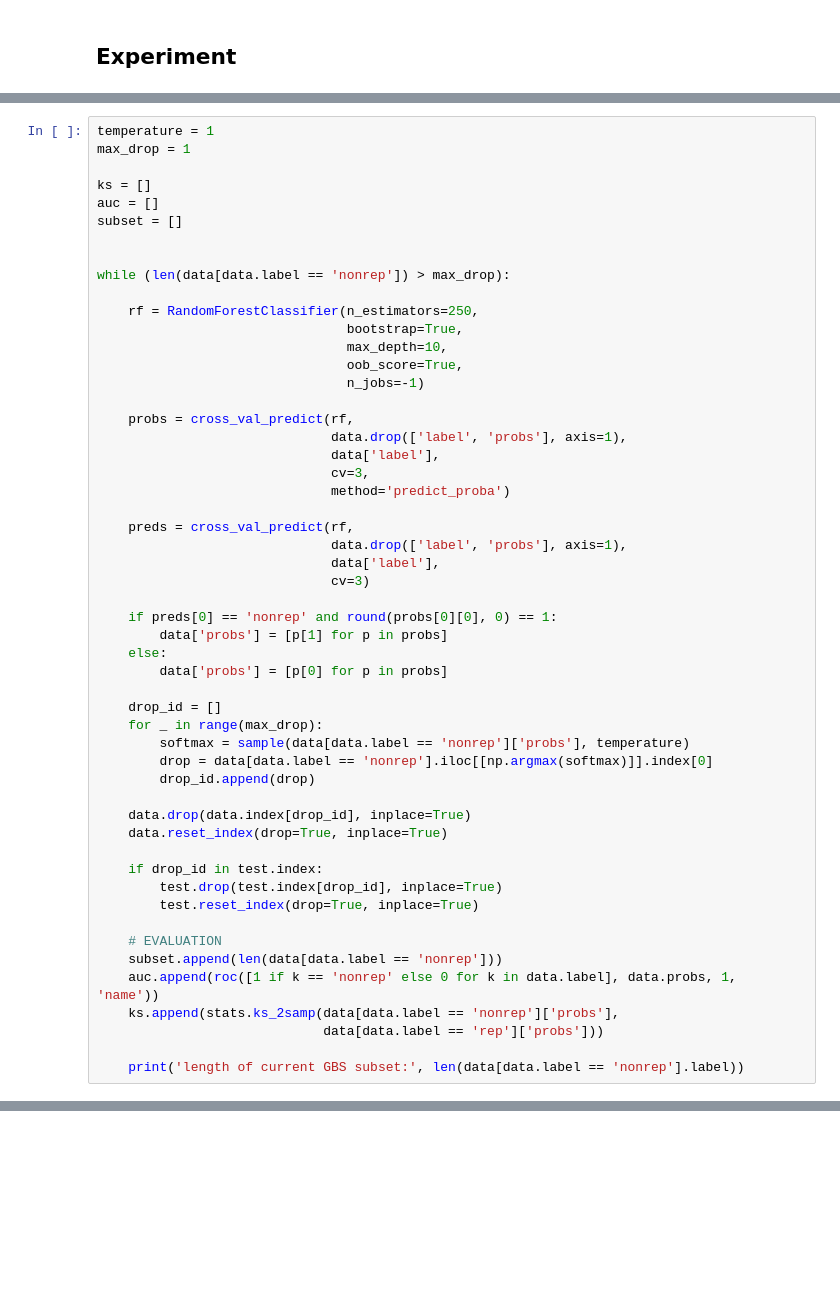
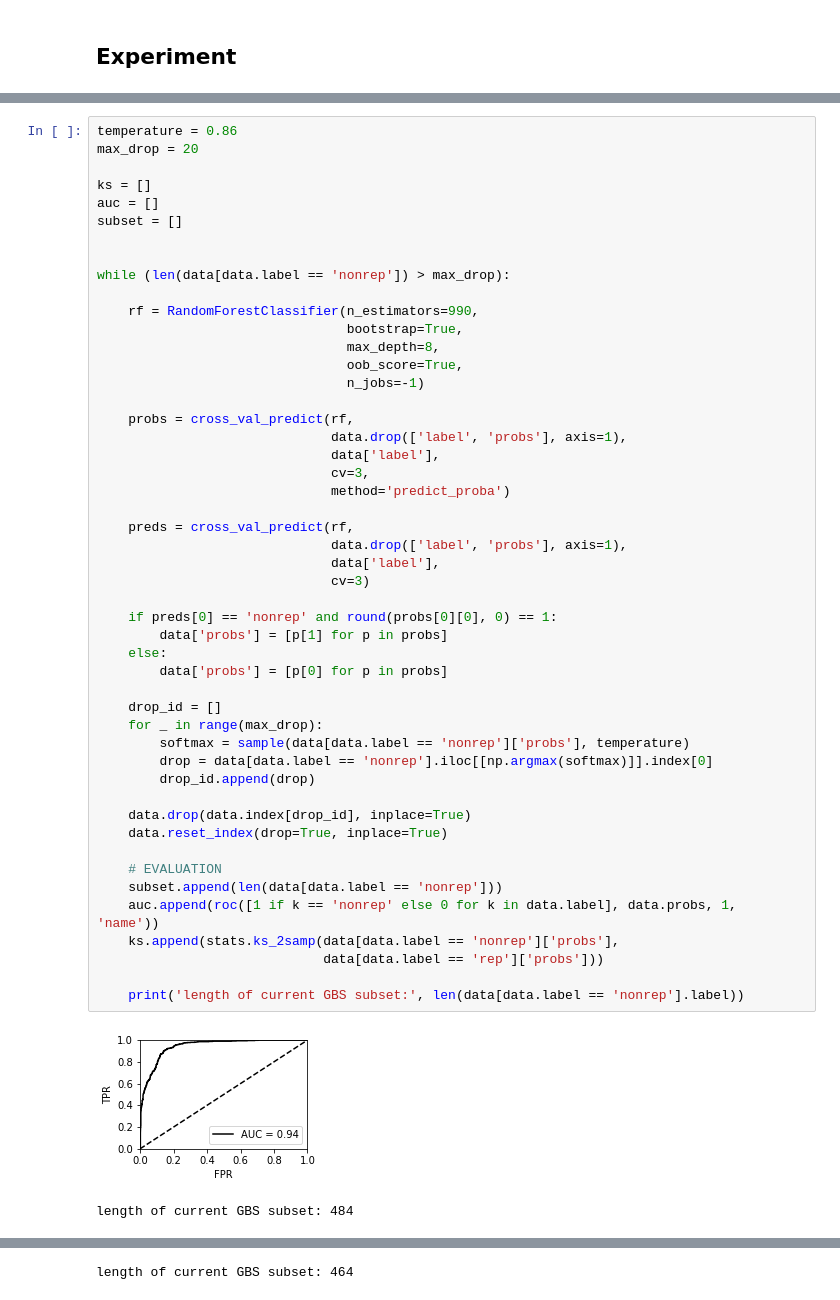
Before and after one commit to laksannathan/maximal-representative-sampling, a Jupyter notebook: src/MRS GBS given ALLENSBACH.ipynb, the cells around one changed output, grey strips where cells are left out. Cells and saved outputs as stored; diff of their text form; blank space fills up the shorter version.

Commit message:
Improve visuals

```diff
--- a/src/MRS GBS given ALLENSBACH.ipynb
+++ b/src/MRS GBS given ALLENSBACH.ipynb
@@ -189,8 +189,8 @@ data.head()
 | 3 | 1.0 | 57 | 1.0 | 5 | 2 | rep | ... |
 | 4 | 2.0 | 64 | 1.0 | 2 | 4 | rep | ... |
 # %%
-temperature = 1
-max_drop = 1
+temperature = 0.86
+max_drop = 20
 
 ks = []
 auc = []
@@ -199,9 +199,9 @@ subset = []
 
 while (len(data[data.label == 'nonrep']) > max_drop):
 
-    rf = RandomForestClassifier(n_estimators=250,
+    rf = RandomForestClassifier(n_estimators=990,
                                 bootstrap=True,
-                                max_depth=10,
+                                max_depth=8,
                                 oob_score=True,
                                 n_jobs=-1)
 
@@ -210,34 +210,33 @@ while (len(data[data.label == 'nonrep']) > max_drop):
                               data['label'],
                               cv=3,
                               method='predict_proba')
 
     preds = cross_val_predict(rf,
                               data.drop(['label', 'probs'], axis=1),
                               data['label'],
                               cv=3)
 
     if preds[0] == 'nonrep' and round(probs[0][0], 0) == 1:
         data['probs'] = [p[1] for p in probs]
     else:
         data['probs'] = [p[0] for p in probs]
 
     drop_id = []
     for _ in range(max_drop):
         softmax = sample(data[data.label == 'nonrep']['probs'], temperature)
         drop = data[data.label == 'nonrep'].iloc[[np.argmax(softmax)]].index[0]
         drop_id.append(drop)
 
     data.drop(data.index[drop_id], inplace=True)
     data.reset_index(drop=True, inplace=True)
 
-    if drop_id in test.index:
-        test.drop(test.index[drop_id], inplace=True)
-        test.reset_index(drop=True, inplace=True)
-
     # EVALUATION
     subset.append(len(data[data.label == 'nonrep']))
     auc.append(roc([1 if k == 'nonrep' else 0 for k in data.label], data.probs, 1, 'name'))
     ks.append(stats.ks_2samp(data[data.label == 'nonrep']['probs'],
                              data[data.label == 'rep']['probs']))
 
     print('length of current GBS subset:', len(data[data.label == 'nonrep'].label))
+# %% [output]
+[figure, added]
+length of current GBS subset: 484
@@ -243,0 +244 @@ while (len(data[data.label == 'nonrep']) > max_drop):
+length of current GBS subset: 464
```
Also changed, not shown: parts of 8 cells of this notebook, 9 other files.
